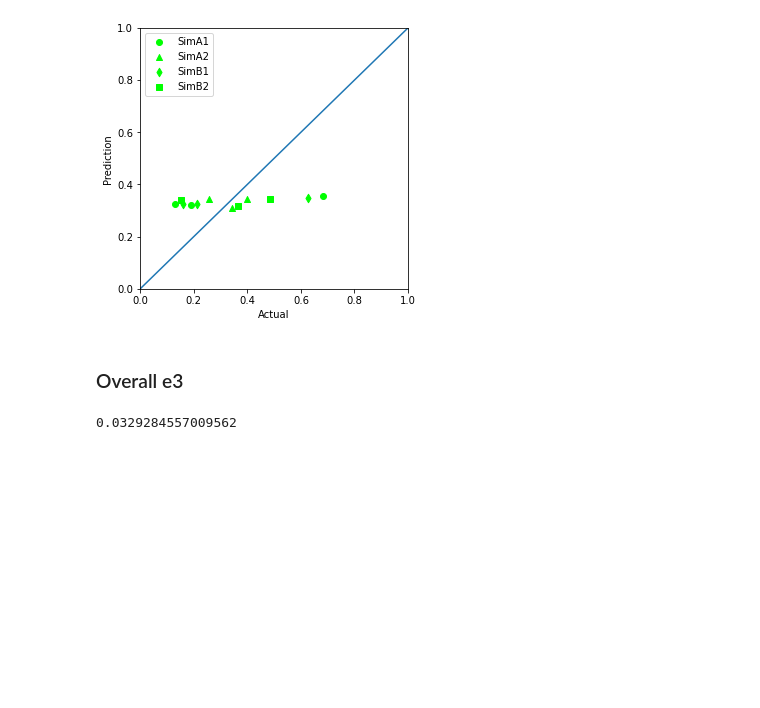
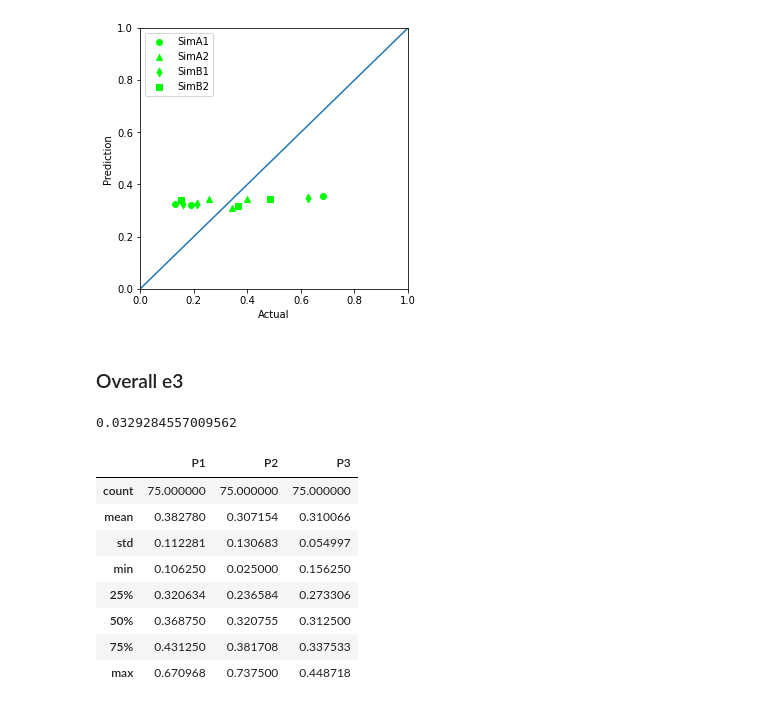
Before and after one commit to Rahgooy/mlba_ml, a Jupyter notebook: Aggregate learning.ipynb, the cells around one changed output. Cells and saved outputs as stored; diff of their text form; code cells hidden in the pictures; blank space fills up the shorter version.

```diff
--- a/Aggregate learning.ipynb
+++ b/Aggregate learning.ipynb
@@ -317,3 +317,24 @@ SimB2
 (e3a_mse * e3a.shape[0] + e3b_mse * e3b.shape[0] + e3c_mse * e3c.shape[0]) / (e3a.shape[0] + e3b.shape[0] + e3c.shape[0])
 # %% [output]
 0.0329284557009562
+# %%
+train_data['P1'] = (train_data.response == 1).astype(int)
+train_data['P2'] = (train_data.response == 2).astype(int)
+train_data['P3'] = (train_data.response == 3).astype(int)
+cols = ['username', 'P1', 'P2', 'P3']
+sim = train_data[train_data.Effect.str.startswith('S')][cols]
+att = train_data[train_data.Effect.str.startswith('A')][cols]
+com = train_data[train_data.Effect.str.startswith('C')][cols]
+# %%
+user_sim_probs = sim.groupby('username').mean()
+user_sim_probs.describe()
+# %% [output]
+|  | P1 | P2 | P3 |
+| count | 75.000000 | 75.000000 | 75.000000 |
+| mean | 0.382780 | 0.307154 | 0.310066 |
+| std | 0.112281 | 0.130683 | 0.054997 |
+| min | 0.106250 | 0.025000 | 0.156250 |
+| 25% | 0.320634 | 0.236584 | 0.273306 |
+| 50% | 0.368750 | 0.320755 | 0.312500 |
+| 75% | 0.431250 | 0.381708 | 0.337533 |
+| max | 0.670968 | 0.737500 | 0.448718 |
```
Also changed, not shown: parts of 5 cells of this notebook, 3 other files.
